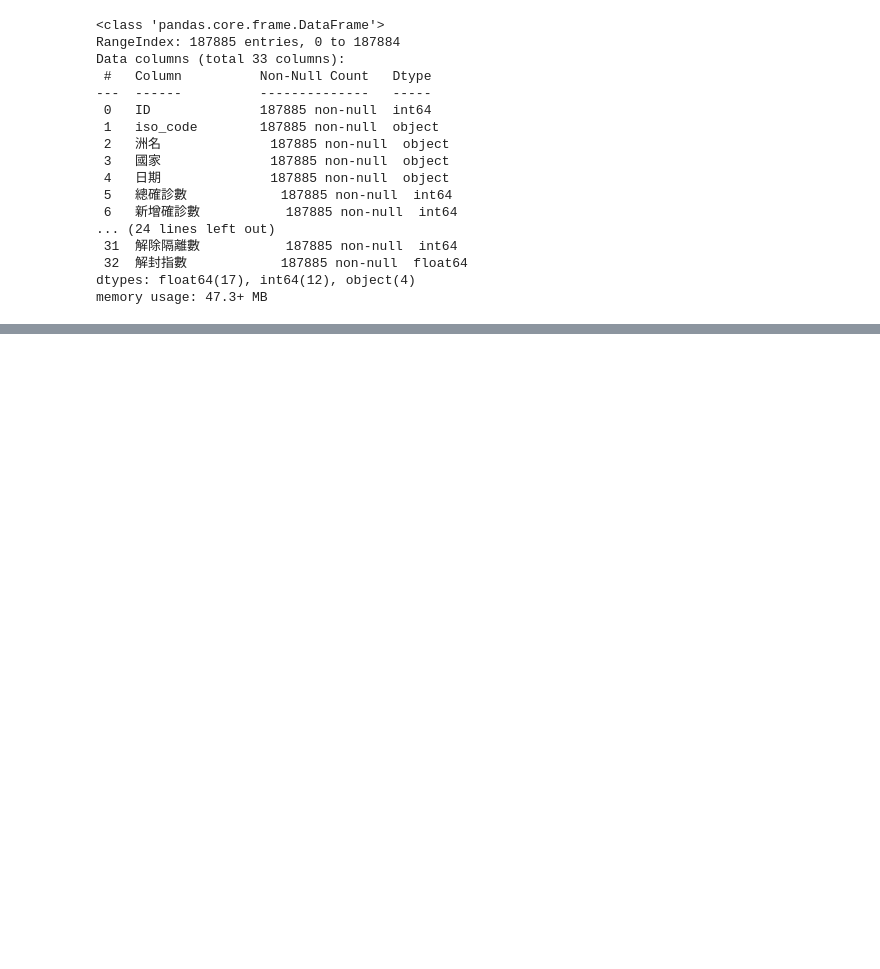
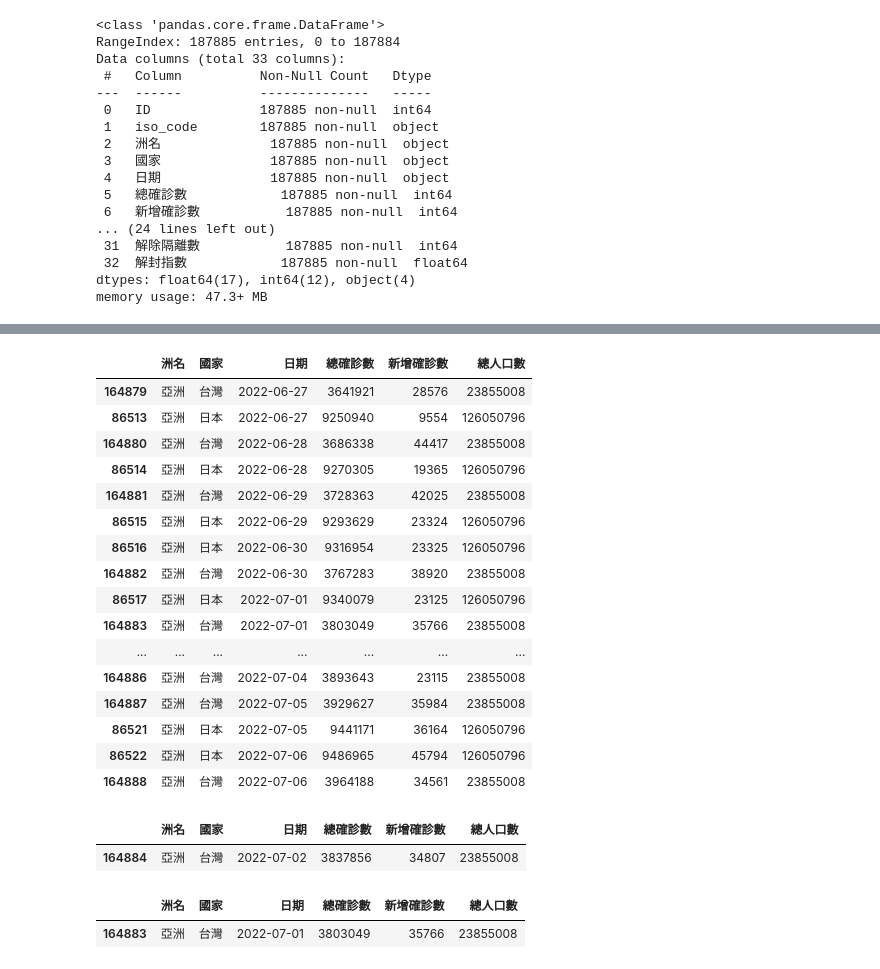
Before and after one commit to Ruanck09/__08_28__Lesson_1_3__, a Jupyter notebook: lesson18_1.ipynb, the cells around one changed output, grey strips where cells are left out. Saved outputs shown, nothing was run; the diff lists cells and outputs as text; code cells hidden in the pictures; blank space fills up the shorter version.

```diff
--- a/lesson18_1.ipynb
+++ b/lesson18_1.ipynb
@@ -37,3 +37,7 @@ Data columns (total 33 columns):
  32  解封指數            187885 non-null  float64
 dtypes: float64(17), int64(12), object(4)
 memory usage: 47.3+ MB
+# %%
+#利用reindex(),取出所需要的欄位
+dataframe2 = dataframe1.reindex(columns=['洲名', '國家', '日期', '總確診數', '新增確診數', '總人口數'])
+dataframe2
@@ -39,0 +74,2 @@ memory usage: 47.3+ MB
+# %%
+dataframe2['日期'] = pd.to_datetime(dataframe2['日期'])
@@ -39,0 +126,31 @@ memory usage: 47.3+ MB
+# %%
+tandj = dataframe2.query('國家=="日本" or 國家=="台灣"')
+tandj.sort_values(by='日期')[-20:]
+# %% [output]
+|  | 洲名 | 國家 | 日期 | 總確診數 | 新增確診數 | 總人口數 |
+| 164879 | 亞洲 | 台灣 | 2022-06-27 | 3641921 | 28576 | 23855008 |
+| 86513 | 亞洲 | 日本 | 2022-06-27 | 9250940 | 9554 | 126050796 |
+| 164880 | 亞洲 | 台灣 | 2022-06-28 | 3686338 | 44417 | 23855008 |
+| 86514 | 亞洲 | 日本 | 2022-06-28 | 9270305 | 19365 | 126050796 |
+| 164881 | 亞洲 | 台灣 | 2022-06-29 | 3728363 | 42025 | 23855008 |
+| 86515 | 亞洲 | 日本 | 2022-06-29 | 9293629 | 23324 | 126050796 |
+| 86516 | 亞洲 | 日本 | 2022-06-30 | 9316954 | 23325 | 126050796 |
+| 164882 | 亞洲 | 台灣 | 2022-06-30 | 3767283 | 38920 | 23855008 |
+| 86517 | 亞洲 | 日本 | 2022-07-01 | 9340079 | 23125 | 126050796 |
+| 164883 | 亞洲 | 台灣 | 2022-07-01 | 3803049 | 35766 | 23855008 |
+| ... | ... | ... | ... | ... | ... | ... |
+| 164886 | 亞洲 | 台灣 | 2022-07-04 | 3893643 | 23115 | 23855008 |
+| 164887 | 亞洲 | 台灣 | 2022-07-05 | 3929627 | 35984 | 23855008 |
+| 86521 | 亞洲 | 日本 | 2022-07-05 | 9441171 | 36164 | 126050796 |
+| 86522 | 亞洲 | 日本 | 2022-07-06 | 9486965 | 45794 | 126050796 |
+| 164888 | 亞洲 | 台灣 | 2022-07-06 | 3964188 | 34561 | 23855008 |
+# %%
+taiwan.query('日期=="2022-07-02"')
+# %% [output]
+|  | 洲名 | 國家 | 日期 | 總確診數 | 新增確診數 | 總人口數 |
+| 164884 | 亞洲 | 台灣 | 2022-07-02 | 3837856 | 34807 | 23855008 |
+# %%
+taiwan.query('日期=="2022-07"')
+# %% [output]
+|  | 洲名 | 國家 | 日期 | 總確診數 | 新增確診數 | 總人口數 |
+| 164883 | 亞洲 | 台灣 | 2022-07-01 | 3803049 | 35766 | 23855008 |
```
Also changed, not shown: parts of 11 cells of this notebook, 5 other files.
